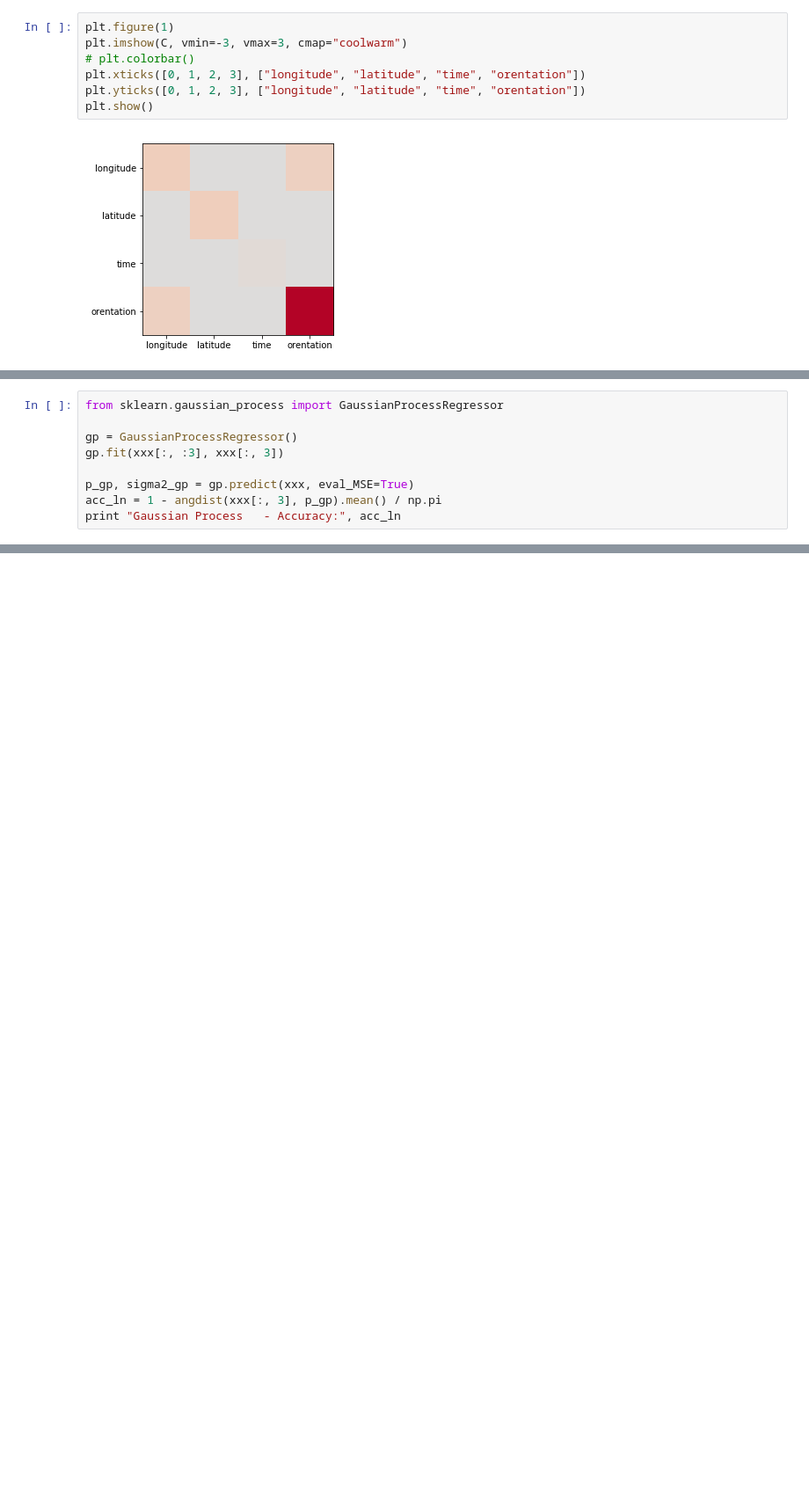
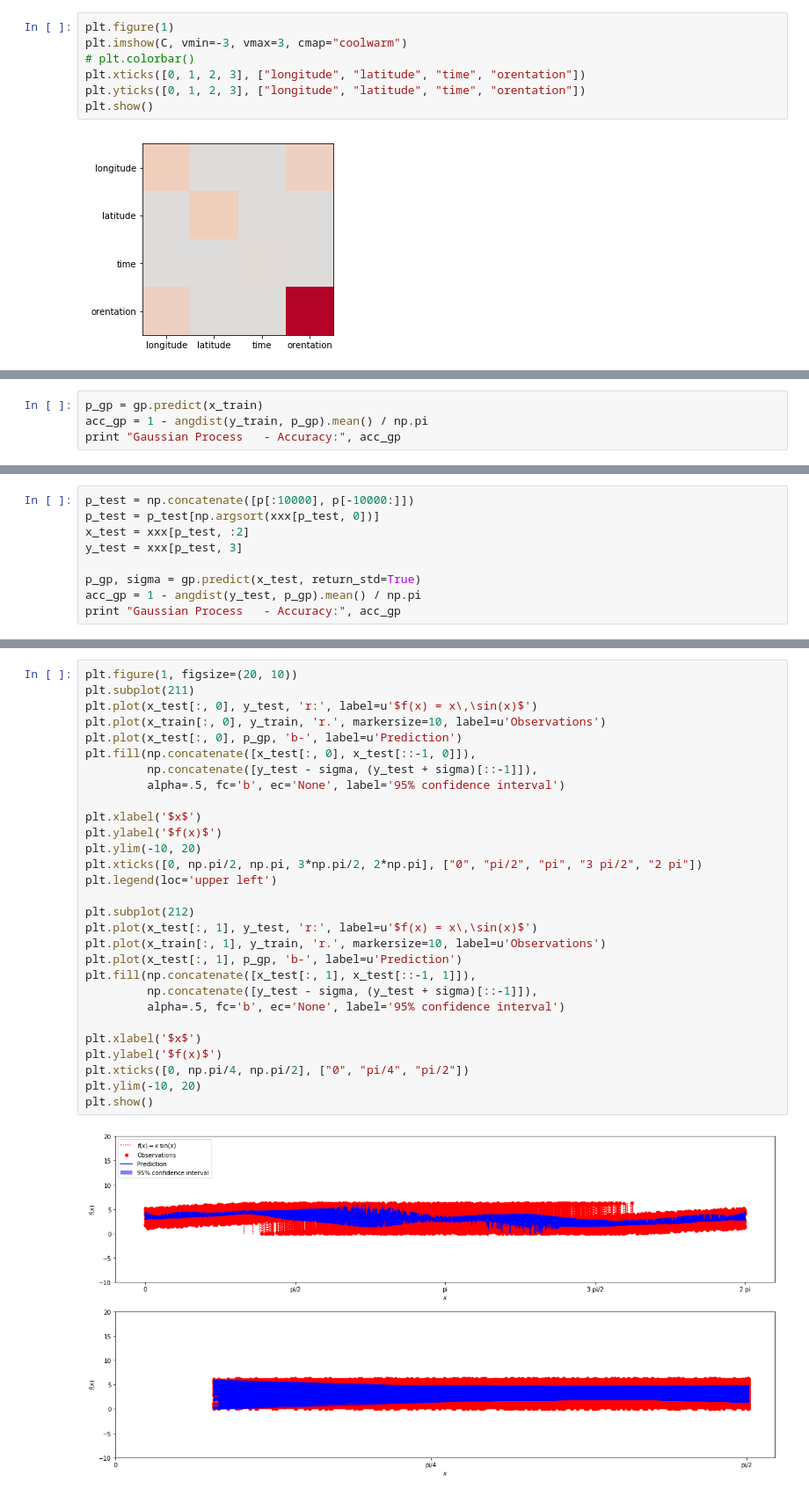
Before and after one commit to InsectRobotics/skylight, a Jupyter notebook: notebooks/pca-sun.ipynb, the cells around one changed output, grey strips where cells are left out. Shown at 88% size. Drawn from its saved outputs; the diff is of its cells as text; blank space fills up the shorter version.

```diff
--- a/notebooks/pca-sun.ipynb
+++ b/notebooks/pca-sun.ipynb
@@ -368,10 +367,5 @@ Neural Network      - Accuracy: 0.500062169513
 # %%
-from sklearn.gaussian_process import GaussianProcessRegressor
-
-gp = GaussianProcessRegressor()
-gp.fit(xxx[:, :3], xxx[:, 3])
-
-p_gp, sigma2_gp = gp.predict(xxx, eval_MSE=True)
-acc_ln = 1 - angdist(xxx[:, 3], p_gp).mean() / np.pi
-print "Gaussian Process   - Accuracy:", acc_ln
+p_gp = gp.predict(x_train)
+acc_gp = 1 - angdist(y_train, p_gp).mean() / np.pi
+print "Gaussian Process   - Accuracy:", acc_gp
 # %% [output]
@@ -379,0 +373,9 @@ MemoryError:
+# %%
+p_test = np.concatenate([p[:10000], p[-10000:]])
+p_test = p_test[np.argsort(xxx[p_test, 0])]
+x_test = xxx[p_test, :2]
+y_test = xxx[p_test, 3]
+
+p_gp, sigma = gp.predict(x_test, return_std=True)
+acc_gp = 1 - angdist(y_test, p_gp).mean() / np.pi
+print "Gaussian Process   - Accuracy:", acc_gp
@@ -379,0 +384,31 @@ MemoryError:
+# %%
+plt.figure(1, figsize=(20, 10))
+plt.subplot(211)
+plt.plot(x_test[:, 0], y_test, 'r:', label=u'$f(x) = x\,\sin(x)$')
+plt.plot(x_train[:, 0], y_train, 'r.', markersize=10, label=u'Observations')
+plt.plot(x_test[:, 0], p_gp, 'b-', label=u'Prediction')
+plt.fill(np.concatenate([x_test[:, 0], x_test[::-1, 0]]),
+         np.concatenate([y_test - sigma, (y_test + sigma)[::-1]]),
+         alpha=.5, fc='b', ec='None', label='95% confidence interval')
+
+plt.xlabel('$x$')
+plt.ylabel('$f(x)$')
+plt.ylim(-10, 20)
+plt.xticks([0, np.pi/2, np.pi, 3*np.pi/2, 2*np.pi], ["0", "pi/2", "pi", "3 pi/2", "2 pi"])
+plt.legend(loc='upper left')
+
+plt.subplot(212)
+plt.plot(x_test[:, 1], y_test, 'r:', label=u'$f(x) = x\,\sin(x)$')
+plt.plot(x_train[:, 1], y_train, 'r.', markersize=10, label=u'Observations')
+plt.plot(x_test[:, 1], p_gp, 'b-', label=u'Prediction')
+plt.fill(np.concatenate([x_test[:, 1], x_test[::-1, 1]]),
+         np.concatenate([y_test - sigma, (y_test + sigma)[::-1]]),
+         alpha=.5, fc='b', ec='None', label='95% confidence interval')
+
+plt.xlabel('$x$')
+plt.ylabel('$f(x)$')
+plt.xticks([0, np.pi/4, np.pi/2], ["0", "pi/4", "pi/2"])
+plt.ylim(-10, 20)
+plt.show()
+# %% [output]
+[figure, added]
```
Also changed, not shown: parts of 16 cells of this notebook, 6 other files.
